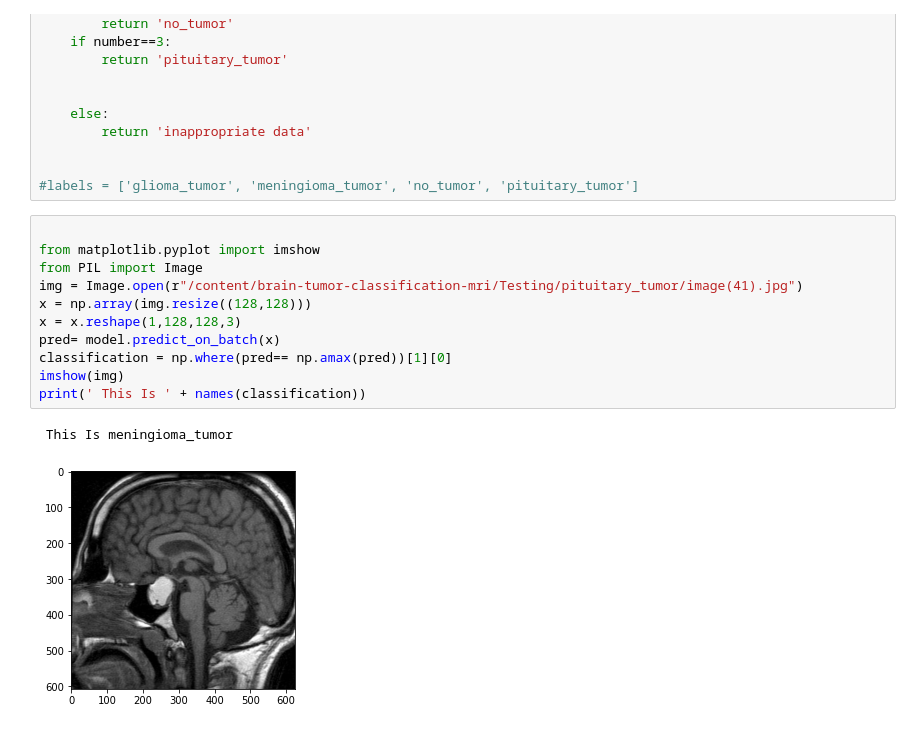
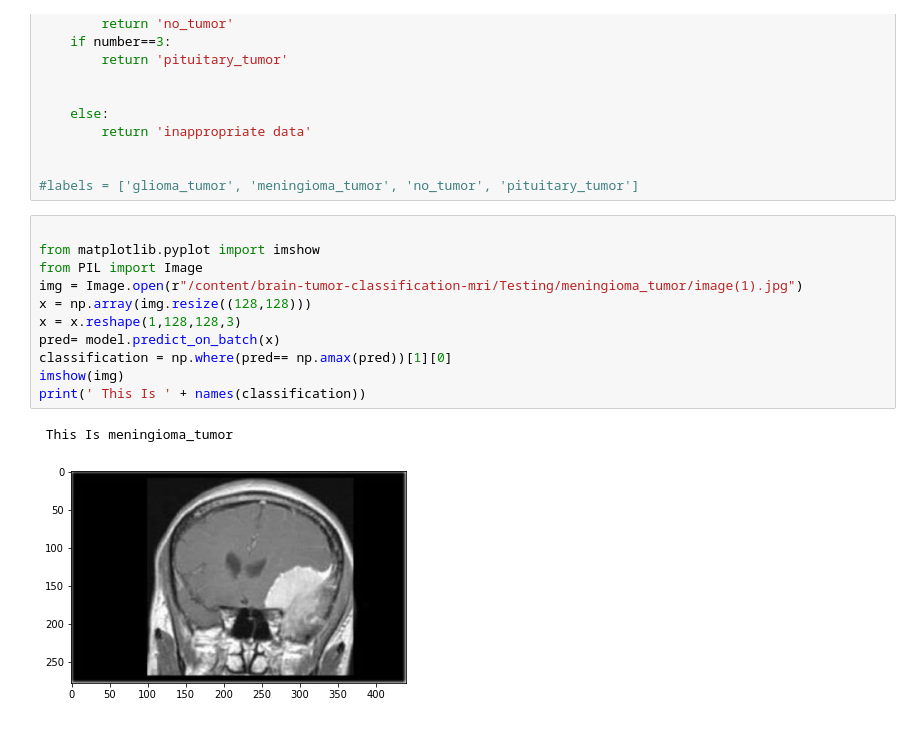
Before and after one commit to Janvi161945/Brain-Tumor-Classification, a Jupyter notebook: Final_Brain_Tumor_Classification.ipynb, the cells around one changed output. Drawn from its saved outputs; the diff is of its cells as text.

```diff
--- a/Final_Brain_Tumor_Classification.ipynb
+++ b/Final_Brain_Tumor_Classification.ipynb
@@ -253,14 +255,14 @@ def names(number):
 # %%
 
 from matplotlib.pyplot import imshow
 from PIL import Image
-img = Image.open(r"/content/brain-tumor-classification-mri/Testing/pituitary_tumor/image(41).jpg")
+img = Image.open(r"/content/brain-tumor-classification-mri/Testing/meningioma_tumor/image(1).jpg")
 x = np.array(img.resize((128,128)))
 x = x.reshape(1,128,128,3)
 pred= model.predict_on_batch(x)
 classification = np.where(pred== np.amax(pred))[1][0]
 imshow(img)
 print(' This Is ' + names(classification))
 # %% [output]
  This Is meningioma_tumor
-[figure, old version]
+[figure, new version]
```
Also changed, not shown: parts of 9 cells of this notebook.
